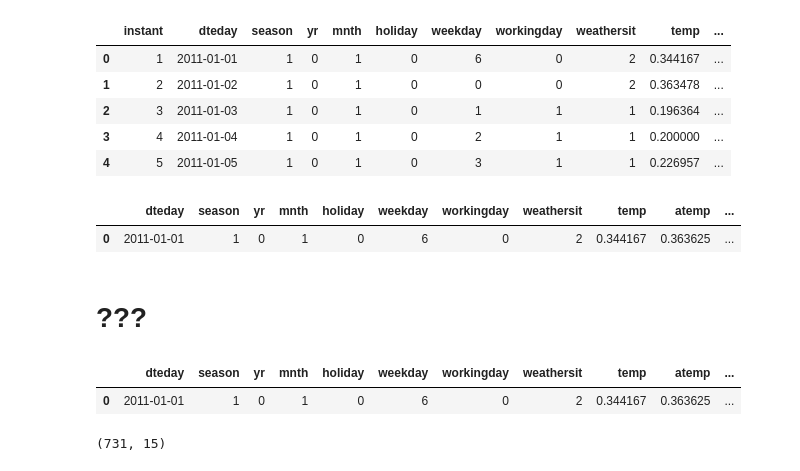
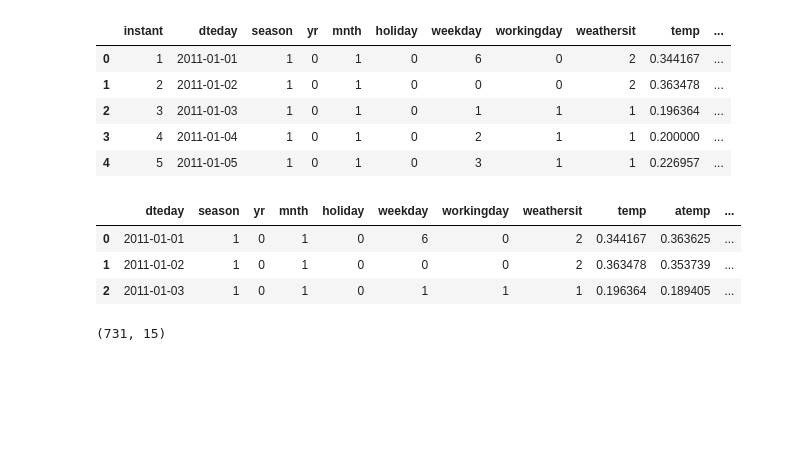
Before and after one commit to sfdatade/machine_learning_bikes_project, a Jupyter notebook: Bpp.ipynb, the cells around one changed output. Saved outputs shown, nothing was run; the diff lists cells and outputs as text; code cells hidden in the pictures; blank space fills up the shorter version.

```diff
--- a/Bpp.ipynb
+++ b/Bpp.ipynb
@@ -35,17 +35,12 @@ bikes.head()
 bikes.drop('instant', axis = 1, inplace = True)
 # we drop the column instant as we have our own index and additional index not required.
 # %%
-bikes.head(1)
+bikes.head(3)
 # %% [output]
 |  | dteday | season | yr | mnth | holiday | weekday | workingday | weathersit | temp | atemp | ... |
 | 0 | 2011-01-01 | 1 | 0 | 1 | 0 | 6 | 0 | 2 | 0.344167 | 0.363625 | ... |
+| 1 | 2011-01-02 | 1 | 0 | 1 | 0 | 0 | 0 | 2 | 0.363478 | 0.353739 | ... |
+| 2 | 2011-01-03 | 1 | 0 | 1 | 0 | 1 | 1 | 1 | 0.196364 | 0.189405 | ... |
-# %% [markdown]
-# ???
-# %%
-bikes.head(1)
-# %% [output]
-|  | dteday | season | yr | mnth | holiday | weekday | workingday | weathersit | temp | atemp | ... |
-| 0 | 2011-01-01 | 1 | 0 | 1 | 0 | 6 | 0 | 2 | 0.344167 | 0.363625 | ... |
 # %%
 bikes.shape
 # The dataframe has 730 rows and 15 columns
```
Also changed, not shown: parts of 45 cells of this notebook, 2 other files.
